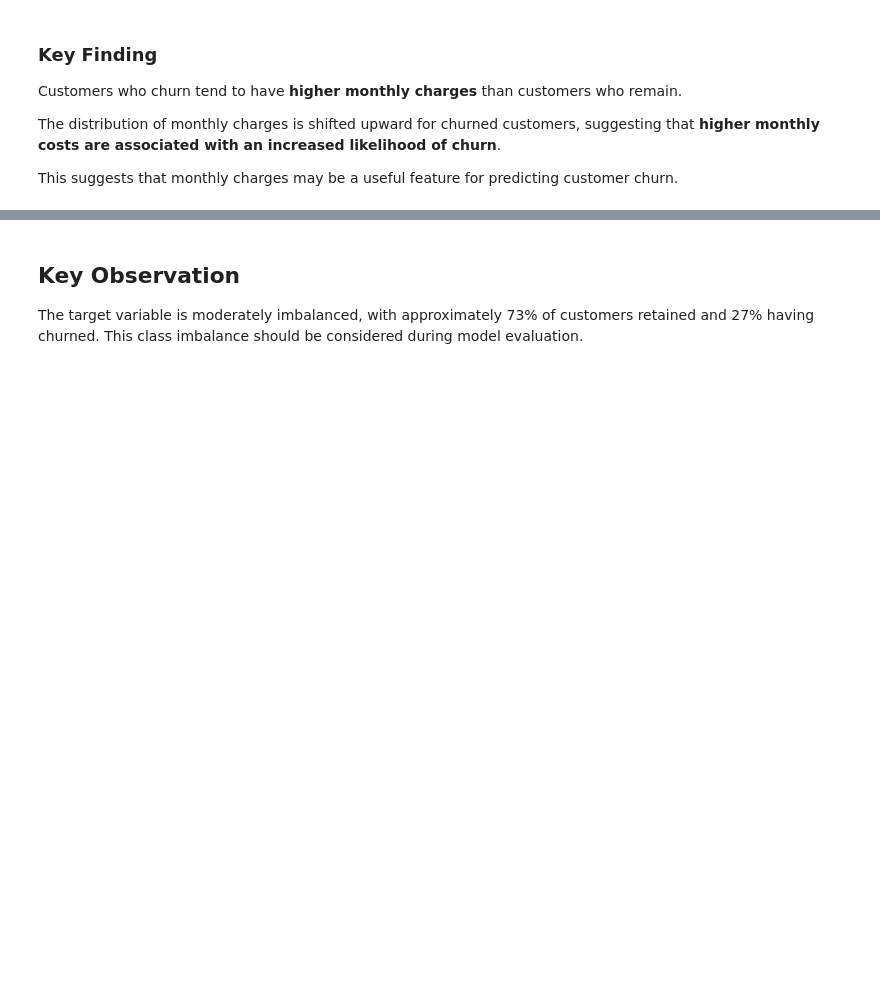
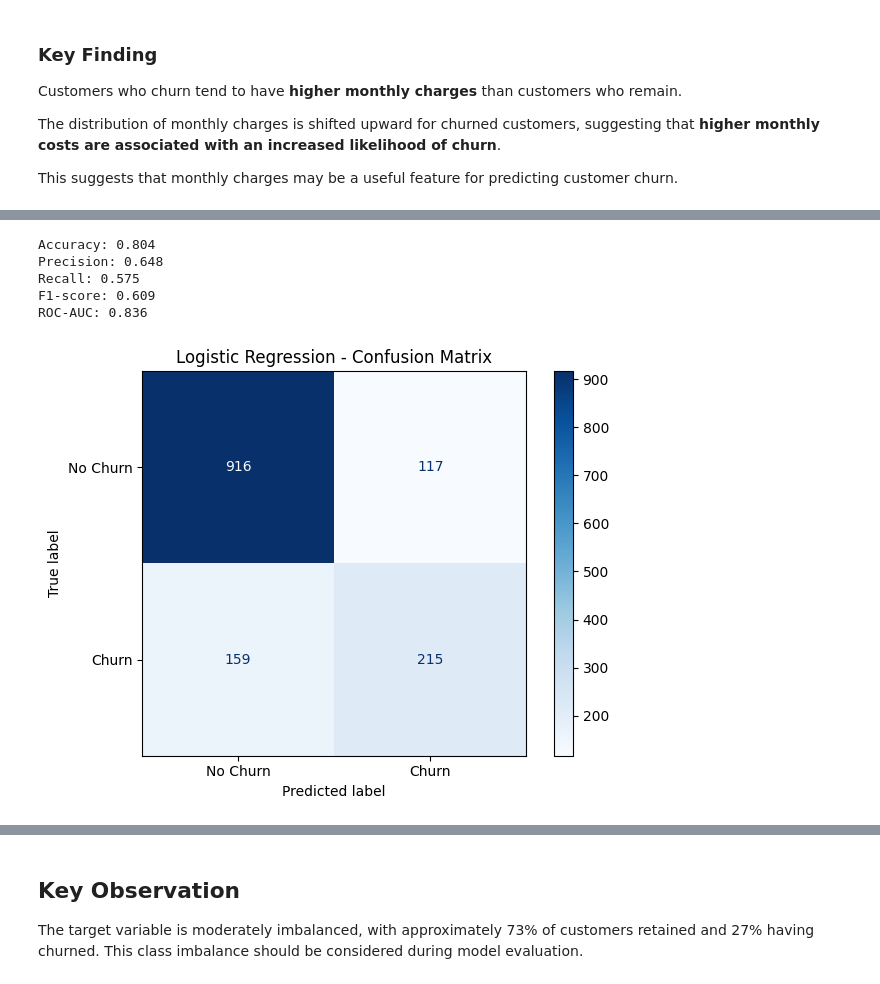
Before and after one commit to Pkhoei/customer-churn-prediction, a Jupyter notebook: notebooks/01_initial_analysis.ipynb, the cells around one changed output, grey strips where cells are left out. Drawn from its saved outputs; the diff is of its cells as text; code cells hidden in the pictures; blank space fills up the shorter version.

```diff
--- a/notebooks/01_initial_analysis.ipynb
+++ b/notebooks/01_initial_analysis.ipynb
@@ -298,0 +391,49 @@ This suggests that monthly charges may be a useful feature for predicting custom
+# %%
+from sklearn.pipeline import Pipeline
+from sklearn.preprocessing import StandardScaler
+from sklearn.linear_model import LogisticRegression
+from sklearn.metrics import (
+    accuracy_score,
+    precision_score,
+    recall_score,
+    f1_score,
+    roc_auc_score
+)
+
+model = Pipeline([
+    ("scaler", StandardScaler()),
+    ("logistic_regression", LogisticRegression(max_iter=2000))
+])
+
+model.fit(X_train, y_train)
+
+y_pred = model.predict(X_test)
+y_prob = model.predict_proba(X_test)[:, 1]
+
+print("Accuracy:", round(accuracy_score(y_test, y_pred), 3))
+print("Precision:", round(precision_score(y_test, y_pred), 3))
+print("Recall:", round(recall_score(y_test, y_pred), 3))
+print("F1-score:", round(f1_score(y_test, y_pred), 3))
+print("ROC-AUC:", round(roc_auc_score(y_test, y_prob), 3))
+# %% [output]
+Accuracy: 0.804
+Precision: 0.648
+Recall: 0.575
+F1-score: 0.609
+ROC-AUC: 0.836
+# %%
+from sklearn.metrics import ConfusionMatrixDisplay
+import matplotlib.pyplot as plt
+
+ConfusionMatrixDisplay.from_predictions(
+    y_test,
+    y_pred,
+    display_labels=["No Churn", "Churn"],
+    cmap="Blues"
+)
+
+plt.title("Logistic Regression - Confusion Matrix")
+plt.tight_layout()
+plt.show()
+# %% [output]
+[figure, added]
```
Also changed, not shown: parts of 26 cells of this notebook, 2 other files.
